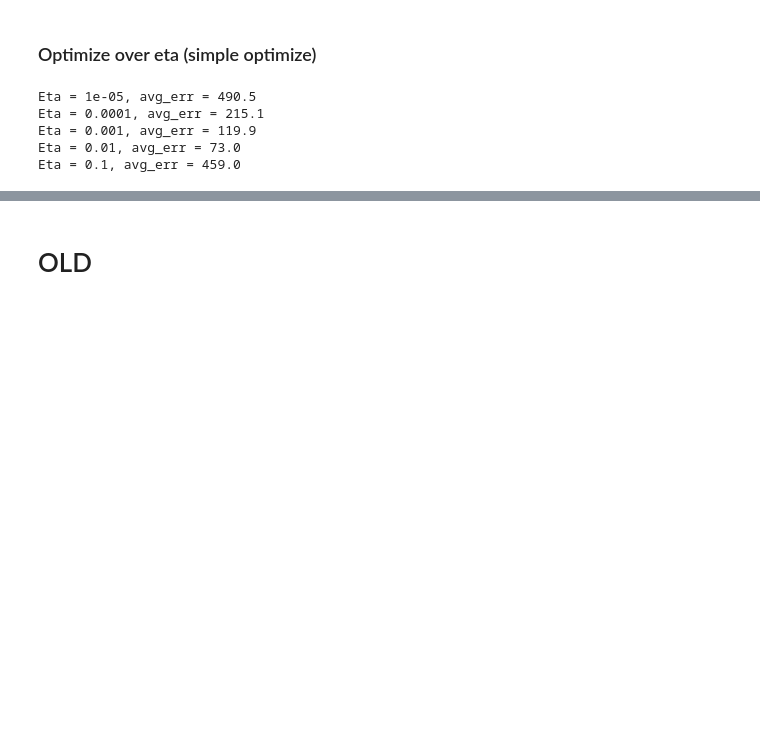
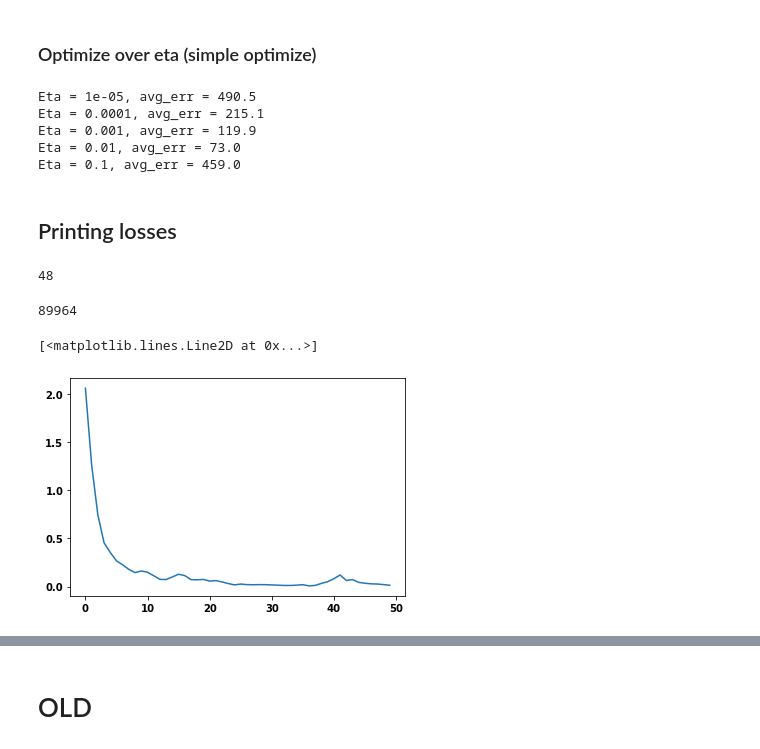
Before and after one commit to giorgiosav/dl-proj1, a Jupyter notebook: proj1_Manu.ipynb, the cells around one changed output, grey strips where cells are left out. Drawn from its saved outputs; the diff is of its cells as text; code cells hidden in the pictures; blank space fills up the shorter version.

Commit message:
tests

```diff
--- a/proj1_Manu.ipynb
+++ b/proj1_Manu.ipynb
@@ -378,24 +390,25 @@ class SiameseNet(nn.Module):
         self.features.add_module("conv_3", nn.Conv2d(chan2, chan3, kernel_size=2))
         self.features.add_module("relu_3", nn.ReLU())
 
-
         class_size = self.features(torch.empty((1, 1, 14, 14))).shape
         self.linear_size = reduce(multiplicator, list(class_size[1:]))
 
         self.classifier1 = nn.Sequential()
         self.classifier1.add_module("linear_1", nn.Linear(self.linear_size, nb_hidden1))
         self.classifier1.add_module("relu_1", nn.ReLU())
+        self.classifier1.add_module("dropout_1", nn.Dropout(0.25))
         self.classifier1.add_module("linear_2", nn.Linear(nb_hidden1, nb_hidden2))
         self.classifier1.add_module("relu_2", nn.ReLU())
+        self.classifier1.add_module("dropout_2", nn.Dropout(0.25))
         self.classifier1.add_module("linear_3", nn.Linear(nb_hidden2, 10))
-
-
 
         self.classifier2 = nn.Sequential()
         self.classifier2.add_module("linear_1", nn.Linear(10, nb_hidden3))
         self.classifier2.add_module("relu_1", nn.ReLU())
+        self.classifier2.add_module("dropout_1", nn.Dropout(0.25))
         self.classifier2.add_module("linear_2", nn.Linear(nb_hidden3, nb_hidden4))
         self.classifier2.add_module("relu_2", nn.ReLU())
+        self.classifier2.add_module("dropout_2", nn.Dropout(0.25))
         self.classifier2.add_module("linear_3", nn.Linear(nb_hidden4, 2))
 
 
@@ -405,7 +418,8 @@ class SiameseNet(nn.Module):
             x_i = x[:,i,:,:].view((x.shape[0], 1) + tuple(x.shape[2:]))
             x_i = self.features(x_i)
             out_aux.append(self.classifier1(x_i.view(-1, self.linear_size)))
-        diff = out_aux[1] - out_aux[0]
+        #diff = out_aux[1] - out_aux[0]
+        diff = torch.cat((out_aux[1], out_aux[0]), 1)
         out = self.classifier2(diff)
         return out, out_aux
 # %%
@@ -574,3 +662,33 @@ Eta = 0.0001, avg_err = 215.1
 Eta = 0.001, avg_err = 119.9
 Eta = 0.01, avg_err = 73.0
 Eta = 0.1, avg_err = 459.0
+# %% [markdown]
+## Printing losses
+# %%
+del model
+model = SiameseNet().to(device)
+criterion = nn.CrossEntropyLoss().to(device)
+mini_batch_size = 100
+epochs = 50
+eta = 0.005
+loss0, loss1, loss_class, loss_tot, acc = train_siamese_losses(model, train_input, train_target, train_classes, test_input, test_classes, test_target,
+                                                               mini_batch_size, criterion, epochs, eta, optim="Adam")
+# %%
+compute_nb_errors_siamese(model, test_input, test_target, mini_batch_size)
+# %% [output]
+48
+# %%
+# Number of params
+params = sum([np.prod(p.size()) for p in model.parameters()])
+params
+# %% [output]
+89964
+# %%
+import matplotlib.pyplot as plt
+import numpy as np
+
+epochs_range = np.arange(0, epochs)
+plt.plot(epochs_range, loss0['train'])
+# %% [output]
+[<matplotlib.lines.Line2D at 0x...>]
+[figure, added]
```
Also changed, not shown: parts of 13 cells of this notebook.
